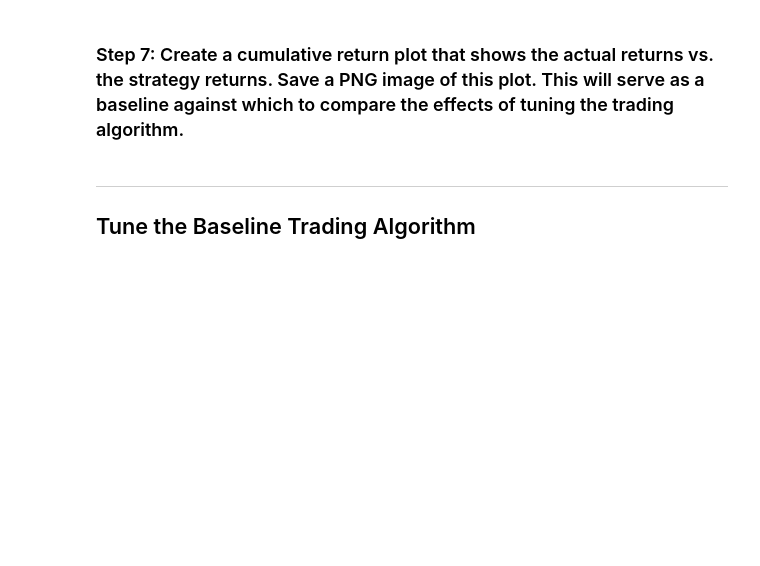
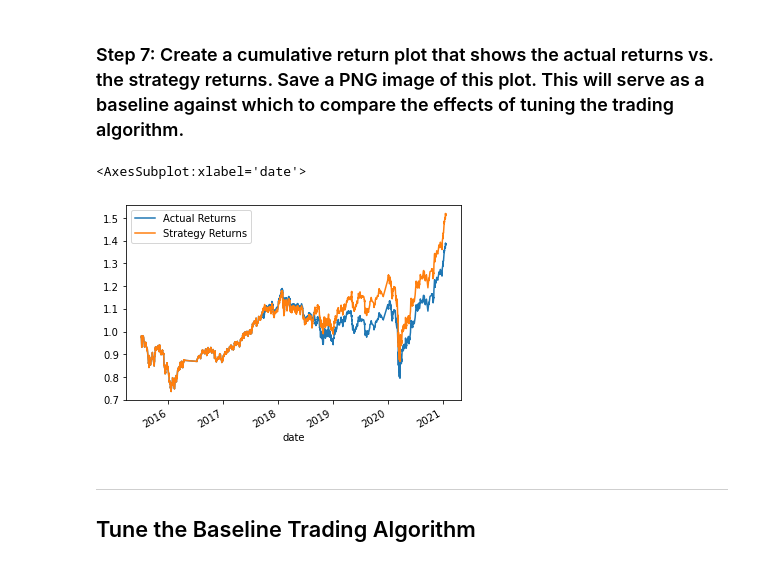
Before and after one commit to Aheesh/algo_trading, a Jupyter notebook: machine_learning_trading_bot.ipynb, the cells around one changed output. Drawn from its saved outputs; the diff is of its cells as text; code cells hidden in the pictures; blank space fills up the shorter version.

```diff
--- a/machine_learning_trading_bot.ipynb
+++ b/machine_learning_trading_bot.ipynb
@@ -326,13 +326,13 @@ X_test_scaled = X_scaler.transform(X_test)
 ### Step 4: Use the `SVC` classifier model from SKLearn's support vector machine (SVM) learning method to fit the training data and make predictions based on the testing data. Review the predictions.
 # %%
 # From SVM, instantiate SVC classifier model instance
-svm_model = # YOUR CODE HERE
+svm_model = svm.SVC()
 
 # Fit the model to the data using the training data
-svm_model = # YOUR CODE HERE
+svm_model = svm_model.fit(X_train_scaled, y_train)
 
 # Use the testing data to make the model predictions
-svm_pred = # YOUR CODE HERE
+svm_pred = svm_model.predict(X_train_scaled)
 
 # Review the model's predicted values
-# YOUR CODE HERE
+svm_pred[:10]
@@ -339,4 +354,7 @@ svm_pred = # YOUR CODE HERE
 # %% [markdown]
 ### Step 5: Review the classification report associated with the `SVC` model predictions.
+# %%
+# Use the trained model to predict the trading signals for the testing data.
+svm_testing_predictions = svm_model.predict(X_test_scaled)
 # %%
 # Use a classification report to evaluate the model using the predictions and testing data
@@ -350,16 +380,18 @@ svm_testing_report = # YOUR CODE HERE
 # Create a new empty predictions DataFrame.
 
 # Create a predictions DataFrame
-predictions_df = # YOUR CODE HERE
+predictions_df = pd.DataFrame(index=X_test.index)
+
 
 # Add the SVM model predictions to the DataFrame
-predictions_df['Predicted'] = # YOUR CODE HERE
+predictions_df['Predicted'] = svm_testing_predictions
 
 # Add the actual returns to the DataFrame
-predictions_df['Actual Returns'] = # YOUR CODE HERE
+predictions_df['Actual Returns'] = signals_df['Actual Returns']
 
 # Add the strategy returns to the DataFrame
-predictions_df['Strategy Returns'] = # YOUR CODE HERE
+predictions_df['Strategy Returns'] = predictions_df['Predicted'] * predictions_df['Actual Returns']
+
 
 # Review the DataFrame
 display(predictions_df.head())
@@ -368,7 +415,10 @@ display(predictions_df.tail())
 ### Step 7: Create a cumulative return plot that shows the actual returns vs. the strategy returns. Save a PNG image of this plot. This will serve as a baseline against which to compare the effects of tuning the trading algorithm.
 # %%
 # Plot the actual returns versus the strategy returns
-# YOUR CODE HERE
+(1 + predictions_df[["Actual Returns", "Strategy Returns"]]).cumprod().plot()
+# %% [output]
+<AxesSubplot:xlabel='date'>
+[figure, added]
 # %% [markdown]
 ---
 
```
Also changed, not shown: parts of 5 cells of this notebook.
